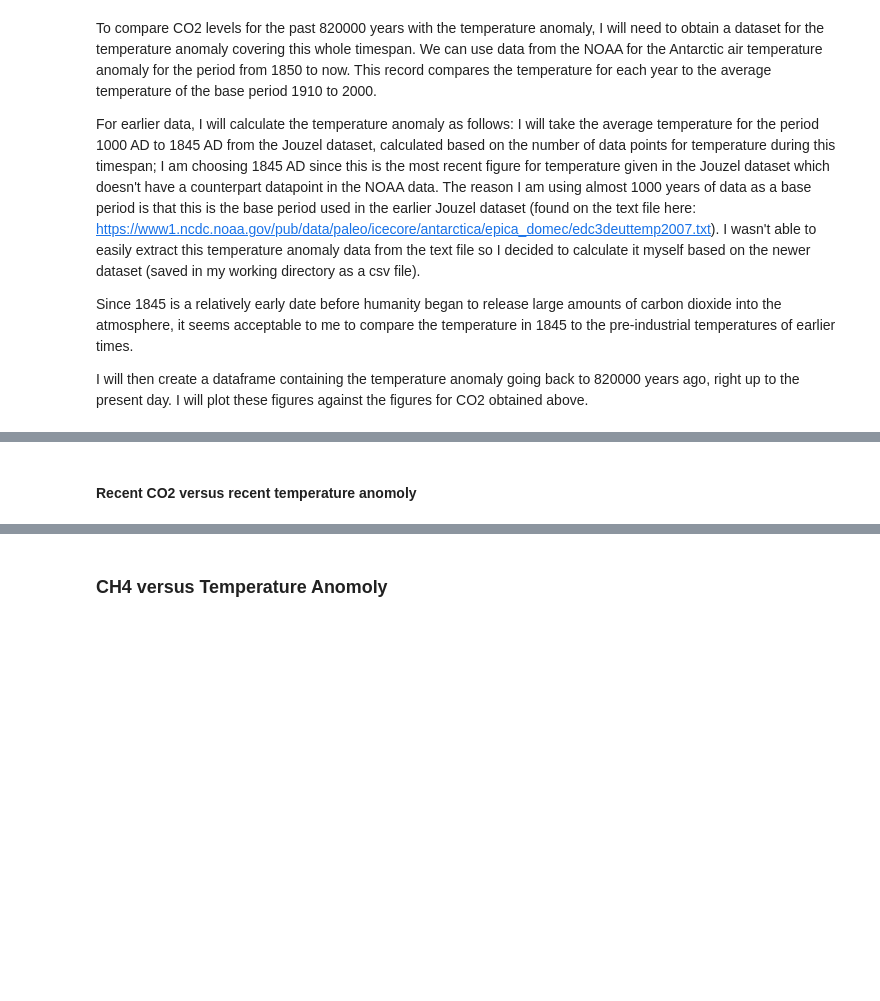
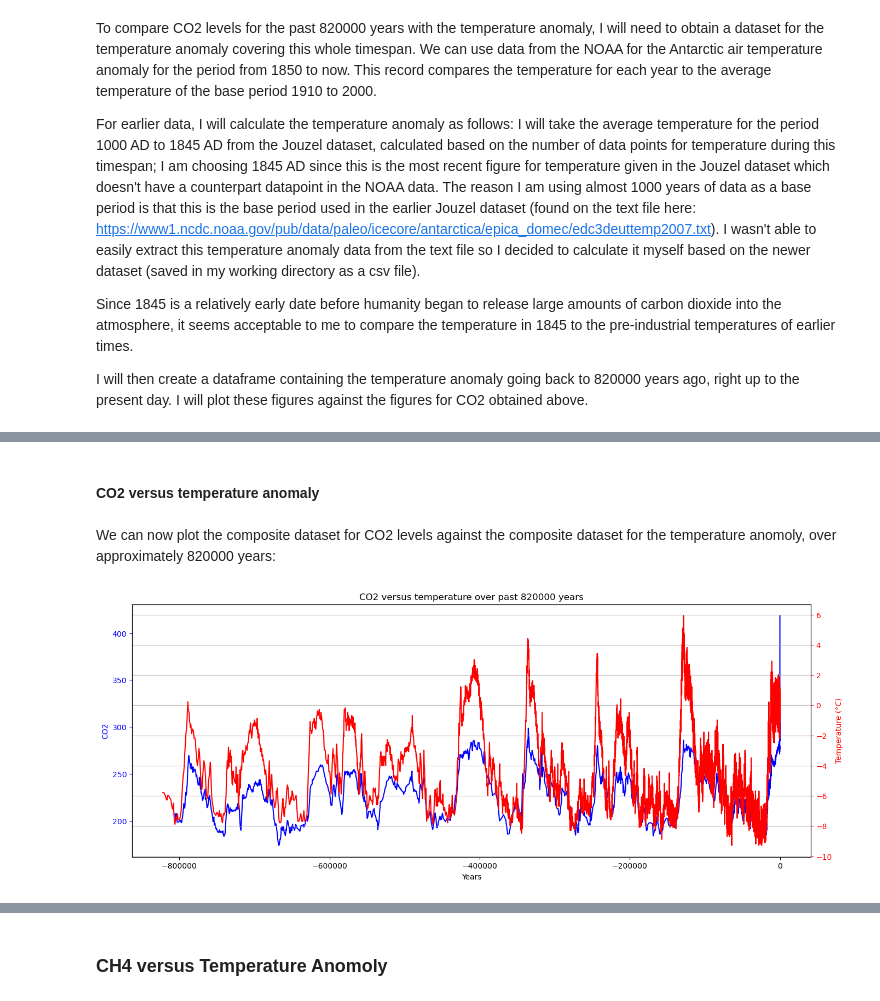
Before and after one commit to jmce22/pfda_project2, a Jupyter notebook: pfda_project2.ipynb, the cells around one changed output, grey strips where cells are left out. Drawn from its saved outputs; the diff is of its cells as text; code cells hidden in the pictures; blank space fills up the shorter version.

Commit message:
plotted paleo and modern CO2 levels against paleo and modern temperature anomalies

```diff
--- a/pfda_project2.ipynb
+++ b/pfda_project2.ipynb
@@ -164,0 +165,11 @@ I will now load up the dataset for the Antarctic temperature anomaly:
+# %%
+df_antarctic_temp_anomaly_1850 = pd.read_csv("antarctic_temp_anomaly_csv.csv")
+
+# renaming columns to standardise across datasets when combining later on
+df_antarctic_temp_anomaly_1850.rename(columns={'Year': 'year', 'Anomaly': 'anomaly'}, inplace=True)
+
+# adding a new column called 'Years' to standardise the measurement of time across datasets.
+# this represents the number of years ago the data relates to eg. - 1 is 1 year ago ie. 2022
+df_antarctic_temp_anomaly_1850['Years'] = (df_antarctic_temp_anomaly_1850['year'] - 2023)
+
+print(df_antarctic_temp_anomaly_1850)
@@ -452,2 +478,33 @@ The temperature anomoly in degrees compared with the period 1000 to 1845 is as f
 # %% [markdown]
-#### Recent CO2 versus recent temperature anomoly ####
+#### CO2 versus temperature anomaly ####
+# %% [markdown]
+We can now plot the composite dataset for CO2 levels against the composite dataset for the temperature anomoly, over approximately 820000 years:
+# %%
+# This creates a plot capable of displaying more than one subplot
+# https://python-graph-gallery.com/line-chart-dual-y-axis-with-matplotlib/#:~:text=It%20uses%20ax.,Y%20axis%20on%20this%20twin.
+# Below is an alteration of some code I used in Project 1 for the Programming for Data Analysis module of my HDip in
+# Data Analytics https://github.com/jmce22/pfda_project1
+# In that project I created a graph with two y-axes but with the y-axes data measured against the same x-axis
+
+fig, ax1 = plt.subplots(figsize=(16, 6))
+
+# This creates a second y-axis which shares the same x-axis as the first y-axis
+ax2 = ax1.twinx()
+
+# Plot for CO2 on the primary y-axis
+ax1.plot(df_co2['Years'], df_co2['CO2'], color='blue', label='CO2')
+ax1.set_xlabel('Years')
+ax1.set_ylabel('CO2', color='blue')
+ax1.tick_params(axis='y', colors='blue')
+
+# Plot for temperature on secondary y-axis
+ax2.plot(df_temp_anomaly['Years'], df_temp_anomaly['anomaly'], color='red', label='Temperature')
+ax2.set_ylabel('Temperature (°C)', color='red')
+ax2.tick_params(axis='y', colors='red')
+
+plt.title('CO2 versus temperature over the past 820000 years')
+plt.grid(True)    # This plots a grid which makes it easier to compare both sets of data
+plt.savefig('CO2_vs_temp')
+plt.show()
+# %% [output]
+[figure, added]
```
Also changed, not shown: parts of 12 cells of this notebook, 2 other files.
